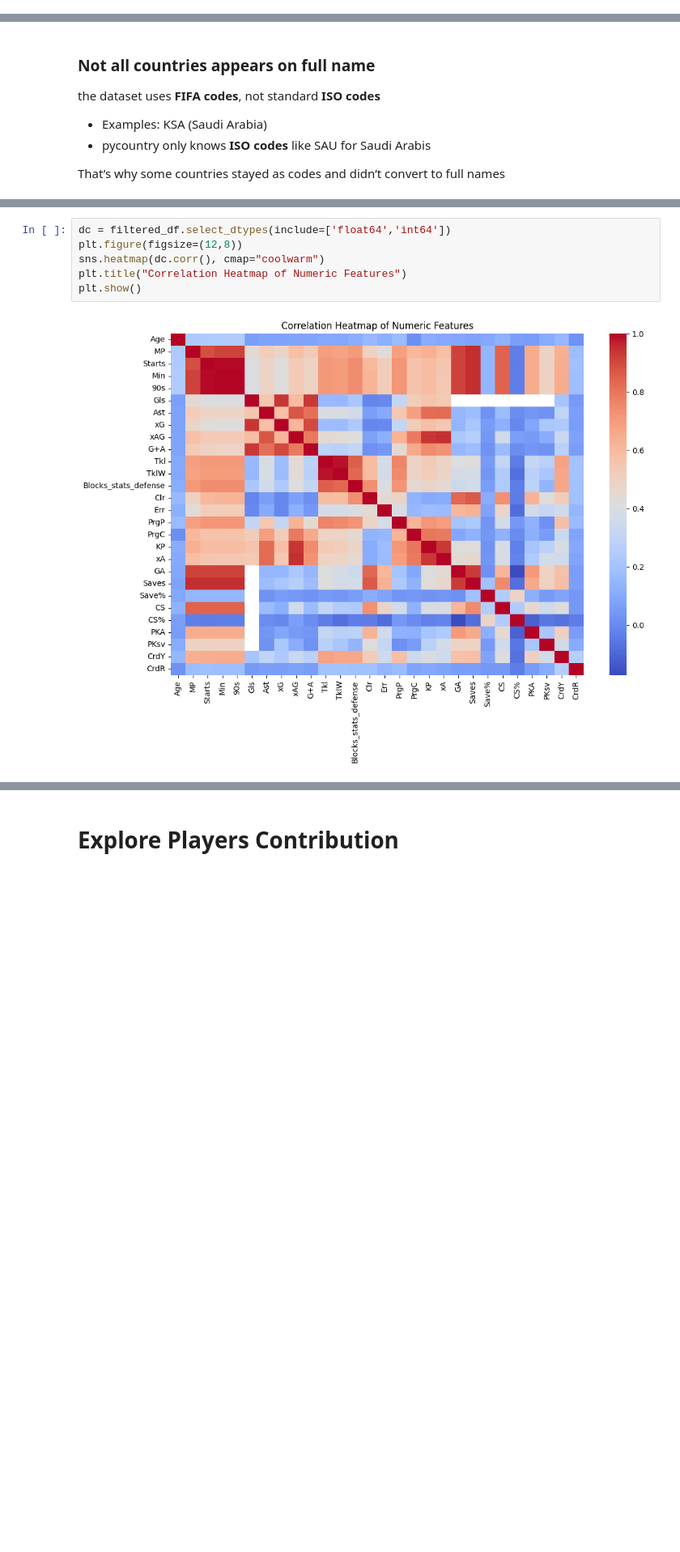
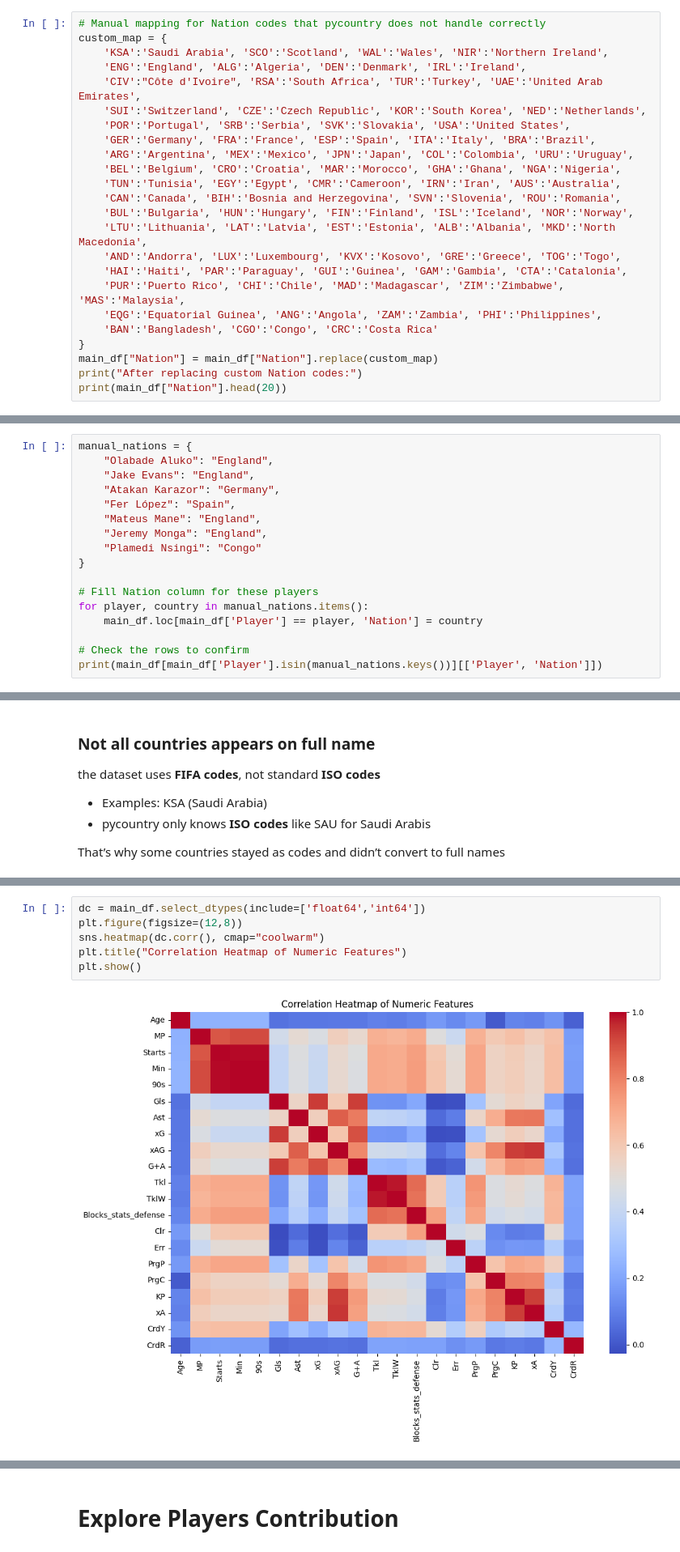
Before and after one commit to rahafw/future_stars, a Jupyter notebook: notebooks/razan_future_stars_EDA.ipynb, the cells around one changed output, grey strips where cells are left out. Shown: that part at 81% size. Drawn from its saved outputs; the diff is of its cells as text; blank space fills up the shorter version.

```diff
--- a/notebooks/razan_future_stars_EDA.ipynb
+++ b/notebooks/razan_future_stars_EDA.ipynb
@@ -274,0 +472,24 @@ filtered_df[["Player", "Nation_code", "Nation_name"]].head(10)
+# %%
+# Manual mapping for Nation codes that pycountry does not handle correctly
+custom_map = {
+    'KSA':'Saudi Arabia', 'SCO':'Scotland', 'WAL':'Wales', 'NIR':'Northern Ireland',
+    'ENG':'England', 'ALG':'Algeria', 'DEN':'Denmark', 'IRL':'Ireland',
+    'CIV':"Côte d'Ivoire", 'RSA':'South Africa', 'TUR':'Turkey', 'UAE':'United Arab Emirates',
+    'SUI':'Switzerland', 'CZE':'Czech Republic', 'KOR':'South Korea', 'NED':'Netherlands',
+    'POR':'Portugal', 'SRB':'Serbia', 'SVK':'Slovakia', 'USA':'United States',
+    'GER':'Germany', 'FRA':'France', 'ESP':'Spain', 'ITA':'Italy', 'BRA':'Brazil',
+    'ARG':'Argentina', 'MEX':'Mexico', 'JPN':'Japan', 'COL':'Colombia', 'URU':'Uruguay',
+    'BEL':'Belgium', 'CRO':'Croatia', 'MAR':'Morocco', 'GHA':'Ghana', 'NGA':'Nigeria',
+    'TUN':'Tunisia', 'EGY':'Egypt', 'CMR':'Cameroon', 'IRN':'Iran', 'AUS':'Australia',
+    'CAN':'Canada', 'BIH':'Bosnia and Herzegovina', 'SVN':'Slovenia', 'ROU':'Romania',
+    'BUL':'Bulgaria', 'HUN':'Hungary', 'FIN':'Finland', 'ISL':'Iceland', 'NOR':'Norway',
+    'LTU':'Lithuania', 'LAT':'Latvia', 'EST':'Estonia', 'ALB':'Albania', 'MKD':'North Macedonia',
+    'AND':'Andorra', 'LUX':'Luxembourg', 'KVX':'Kosovo', 'GRE':'Greece', 'TOG':'Togo',
+    'HAI':'Haiti', 'PAR':'Paraguay', 'GUI':'Guinea', 'GAM':'Gambia', 'CTA':'Catalonia',
+    'PUR':'Puerto Rico', 'CHI':'Chile', 'MAD':'Madagascar', 'ZIM':'Zimbabwe', 'MAS':'Malaysia',
+    'EQG':'Equatorial Guinea', 'ANG':'Angola', 'ZAM':'Zambia', 'PHI':'Philippines',
+    'BAN':'Bangladesh', 'CGO':'Congo', 'CRC':'Costa Rica'
+}
+main_df["Nation"] = main_df["Nation"].replace(custom_map)
+print("After replacing custom Nation codes:")
+print(main_df["Nation"].head(20))
@@ -274,0 +514,17 @@ filtered_df[["Player", "Nation_code", "Nation_name"]].head(10)
+# %%
+manual_nations = {
+    "Olabade Aluko": "England",
+    "Jake Evans": "England",
+    "Atakan Karazor": "Germany",
+    "Fer López": "Spain",
+    "Mateus Mane": "England",
+    "Jeremy Monga": "England",
+    "Plamedi Nsingi": "Congo"
+}
+
+# Fill Nation column for these players
+for player, country in manual_nations.items():
+    main_df.loc[main_df['Player'] == player, 'Nation'] = country
+
+# Check the rows to confirm
+print(main_df[main_df['Player'].isin(manual_nations.keys())][['Player', 'Nation']])
@@ -283,11 +569,11 @@ That’s why some countries stayed as codes and didn’t convert to full names
 # %%
-dc = filtered_df.select_dtypes(include=['float64','int64'])
+dc = main_df.select_dtypes(include=['float64','int64'])
 plt.figure(figsize=(12,8))
 sns.heatmap(dc.corr(), cmap="coolwarm")
 plt.title("Correlation Heatmap of Numeric Features")
 plt.show()
 # %% [output]
-[figure, old version]
+[figure, new version]
 # %% [markdown]
 ## Correlation Insights
 
```
Also changed, not shown: parts of 25 cells of this notebook, 2 other files.
